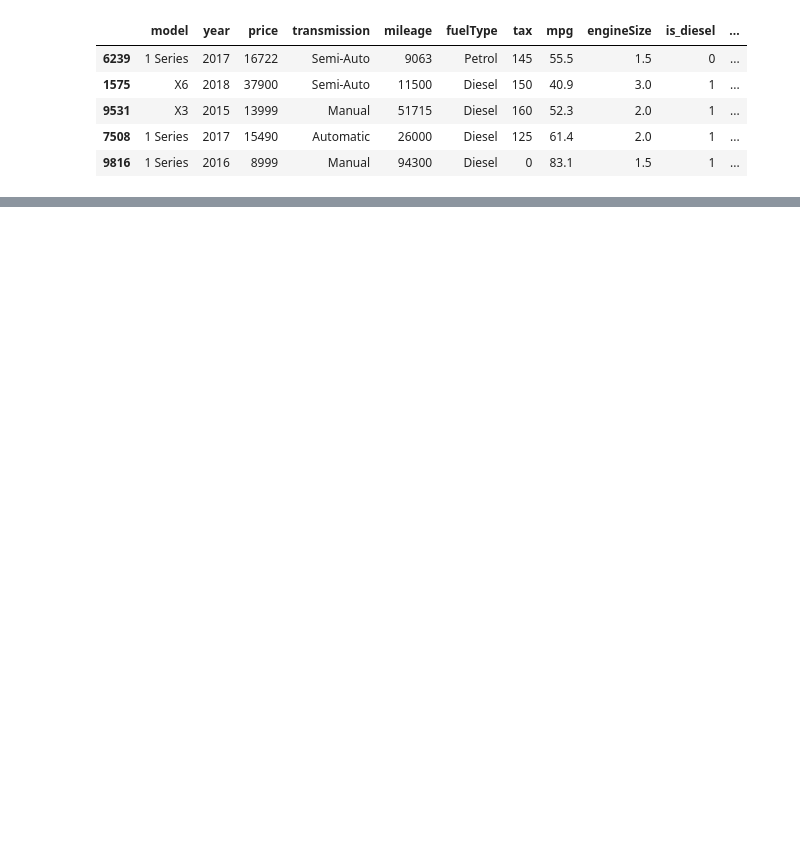
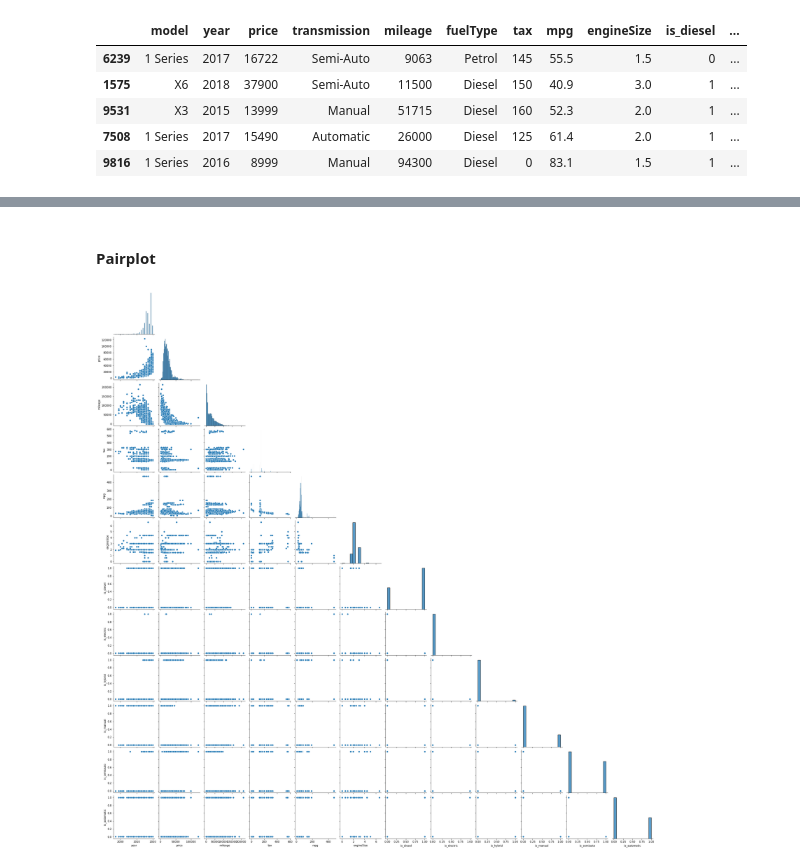
Before and after one commit to ForrestMccrosky/Predicting_bmw_prices, a Jupyter notebook: bmw_rough_draft.ipynb, the cells around one changed output, grey strips where cells are left out. Cells and saved outputs as stored; diff of their text form; code cells hidden in the pictures; blank space fills up the shorter version.

```diff
--- a/bmw_rough_draft.ipynb
+++ b/bmw_rough_draft.ipynb
@@ -364,0 +416,7 @@ train.head() ## previewing our train df
+# %% [markdown]
+#### Pairplot
+# %%
+sns.pairplot(data = train, corner = True) ## looking at our variable relationships
+plt.show()
+# %% [output]
+[figure, added]
```
Also changed, not shown: parts of 12 cells of this notebook.
